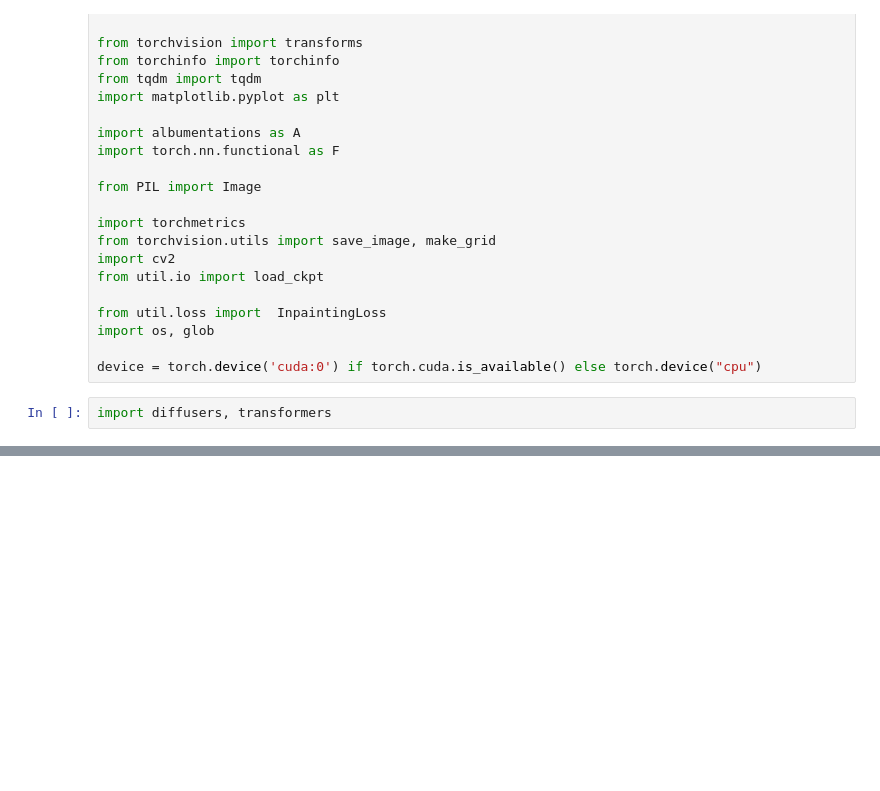
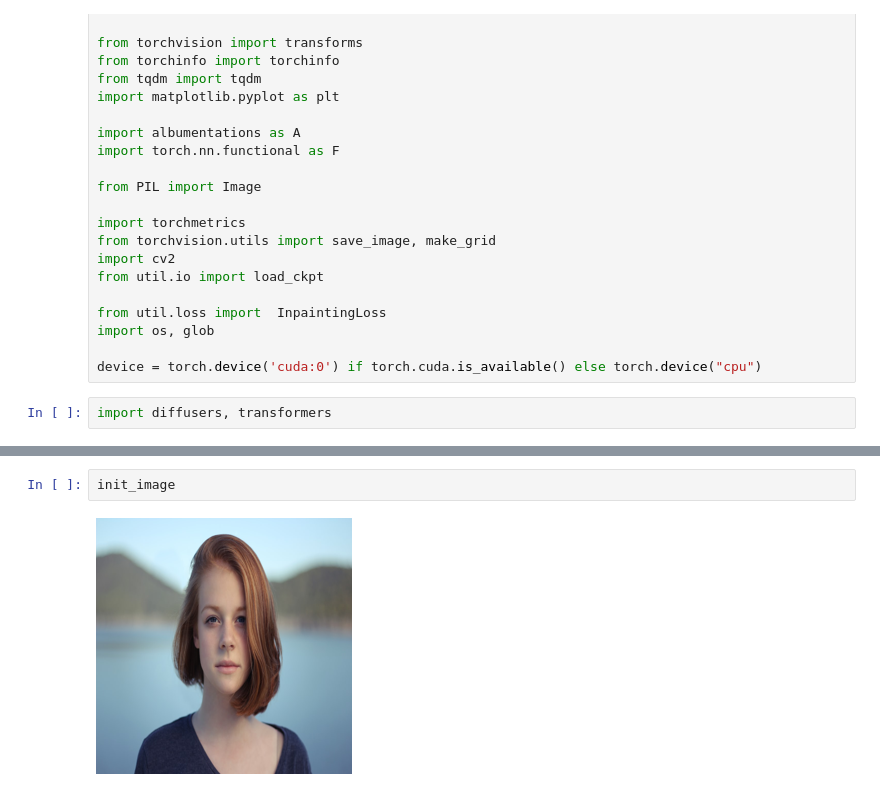
Before and after one commit to madhava20217/Realtime-Masked-Face-Unmasker, a Jupyter notebook: facemasker.ipynb, the cells around one changed output, grey strips where cells are left out. Drawn from its saved outputs; the diff is of its cells as text; blank space fills up the shorter version.

```diff
--- a/facemasker.ipynb
+++ b/facemasker.ipynb
@@ -37,0 +81,4 @@ import diffusers, transformers
+# %%
+init_image
+# %% [output]
+[figure, added]
```
Also changed, not shown: parts of 7 cells of this notebook, 4 other files.
